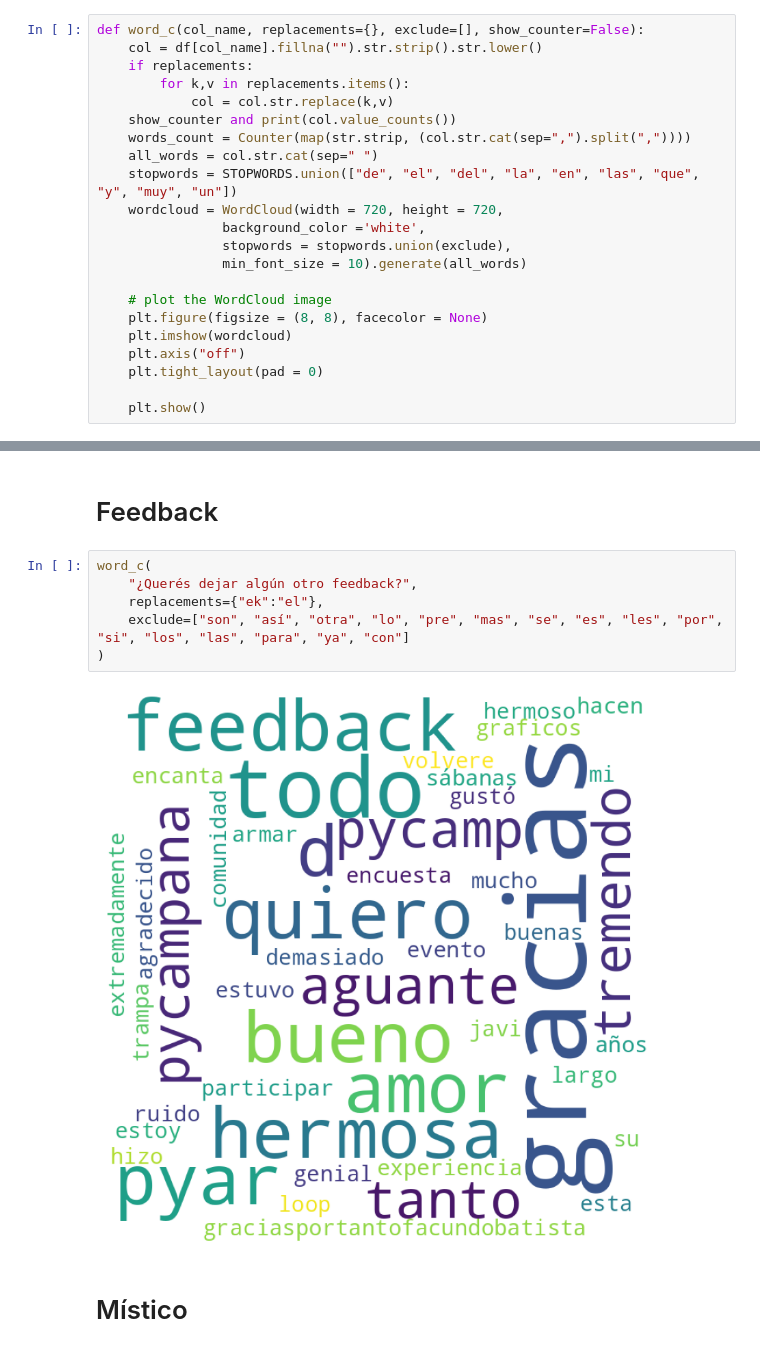
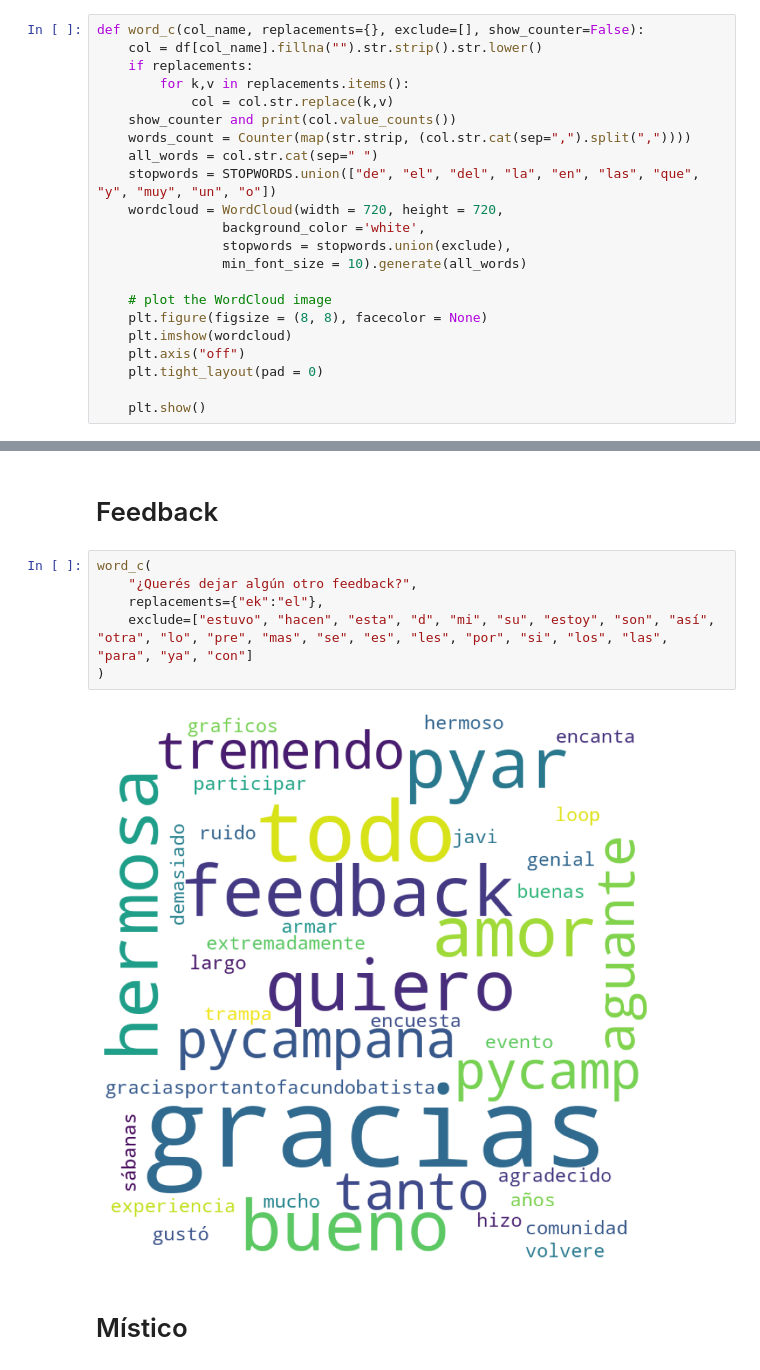
Before and after one commit to PyAr/asoc_members, a Jupyter notebook: pycampana/pycampana_report_2025.ipynb, the cells around one changed output, grey strips where cells are left out. Drawn from its saved outputs; the diff is of its cells as text.

```diff
--- a/pycampana/pycampana_report_2025.ipynb
+++ b/pycampana/pycampana_report_2025.ipynb
@@ -22,7 +22,7 @@ def word_c(col_name, replacements={}, exclude=[], show_counter=False):
     show_counter and print(col.value_counts())
     words_count = Counter(map(str.strip, (col.str.cat(sep=",").split(","))))
     all_words = col.str.cat(sep=" ")
-    stopwords = STOPWORDS.union(["de", "el", "del", "la", "en", "las", "que", "y", "muy", "un"])
+    stopwords = STOPWORDS.union(["de", "el", "del", "la", "en", "las", "que", "y", "muy", "un", "o"])
     wordcloud = WordCloud(width = 720, height = 720,
                 background_color ='white',
                 stopwords = stopwords.union(exclude),
@@ -173,11 +169,11 @@ word_c(
 # %%
 word_c(
     "¿Querés dejar algún otro feedback?",
     replacements={"ek":"el"},
-    exclude=["son", "así", "otra", "lo", "pre", "mas", "se", "es", "les", "por", "si", "los", "las", "para", "ya", "con"]
+    exclude=["estuvo", "hacen", "esta", "d", "mi", "su", "estoy", "son", "así", "otra", "lo", "pre", "mas", "se", "es", "les", "por", "si", "los", "las", "para", "ya", "con"]
 )
 # %% [output]
-[figure, old version]
+[figure, new version]
 # %% [markdown]
 # Místico
 # %% [markdown]
```
Also changed, not shown: parts of 6 cells of this notebook, 2 other files.
